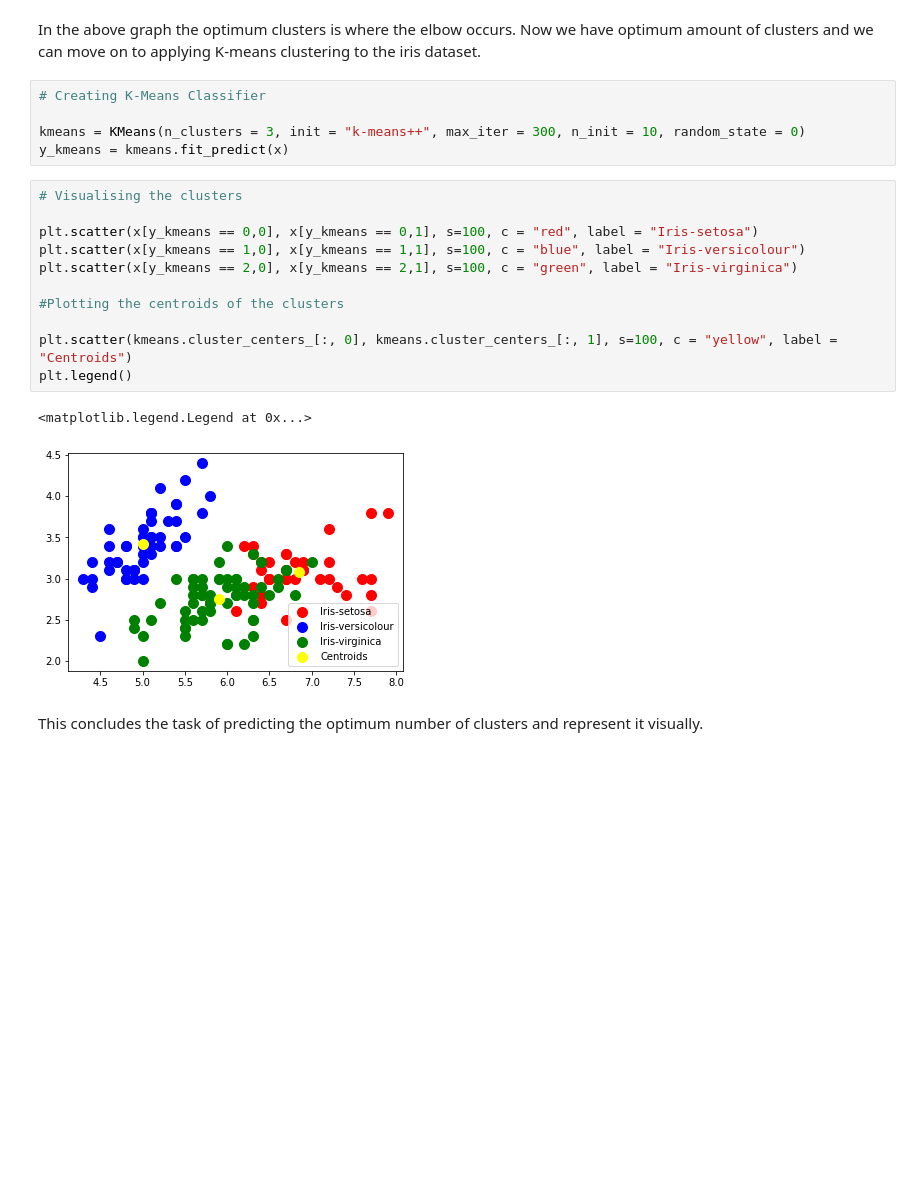
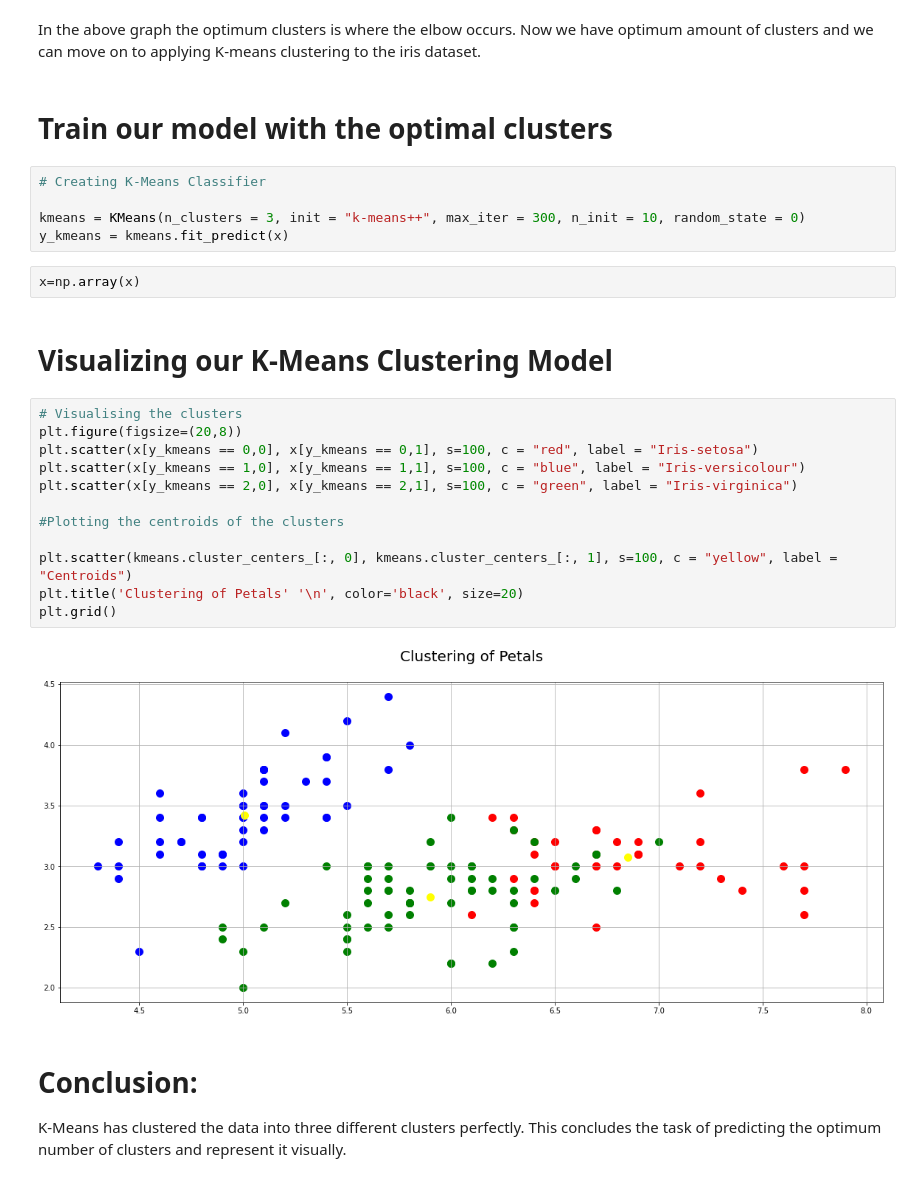
Before and after one commit to Keerthanam1029/Grip-Internship-Task2, a Jupyter notebook: predicting-optimum-number-of-clusters-checkpoint.ipynb, the cells around one changed output. Saved outputs shown, nothing was run; the diff lists cells and outputs as text; blank space fills up the shorter version.

```diff
--- a/predicting-optimum-number-of-clusters-checkpoint.ipynb
+++ b/predicting-optimum-number-of-clusters-checkpoint.ipynb
@@ -80,23 +85,31 @@ plt.show()
 # %% [markdown]
 In the above graph the optimum clusters is where the elbow occurs. Now we have optimum amount of clusters and we can move on to applying K-means clustering to the iris dataset.
+# %% [markdown]
+# Train our model with the optimal clusters
 # %%
 # Creating K-Means Classifier
 
 kmeans = KMeans(n_clusters = 3, init = "k-means++", max_iter = 300, n_init = 10, random_state = 0)
 y_kmeans = kmeans.fit_predict(x)
+# %%
+x=np.array(x)
+# %% [markdown]
+# Visualizing our K-Means Clustering Model
 # %%
 # Visualising the clusters
-
+plt.figure(figsize=(20,8))
 plt.scatter(x[y_kmeans == 0,0], x[y_kmeans == 0,1], s=100, c = "red", label = "Iris-setosa")
 plt.scatter(x[y_kmeans == 1,0], x[y_kmeans == 1,1], s=100, c = "blue", label = "Iris-versicolour")
 plt.scatter(x[y_kmeans == 2,0], x[y_kmeans == 2,1], s=100, c = "green", label = "Iris-virginica")
 
 #Plotting the centroids of the clusters
 
 plt.scatter(kmeans.cluster_centers_[:, 0], kmeans.cluster_centers_[:, 1], s=100, c = "yellow", label = "Centroids")
-plt.legend()
+plt.title('Clustering of Petals' '\n', color='black', size=20)
+plt.grid()
 # %% [output]
-<matplotlib.legend.Legend at 0x...>
-[figure, old version]
+[figure, new version]
 # %% [markdown]
-This concludes the task of predicting the optimum number of clusters and represent it visually.
+# Conclusion:
+
+K-Means has clustered the data into three different clusters perfectly. This concludes the task of predicting the optimum number of clusters and represent it visually.
```
Also changed, not shown: parts of 4 cells of this notebook.
